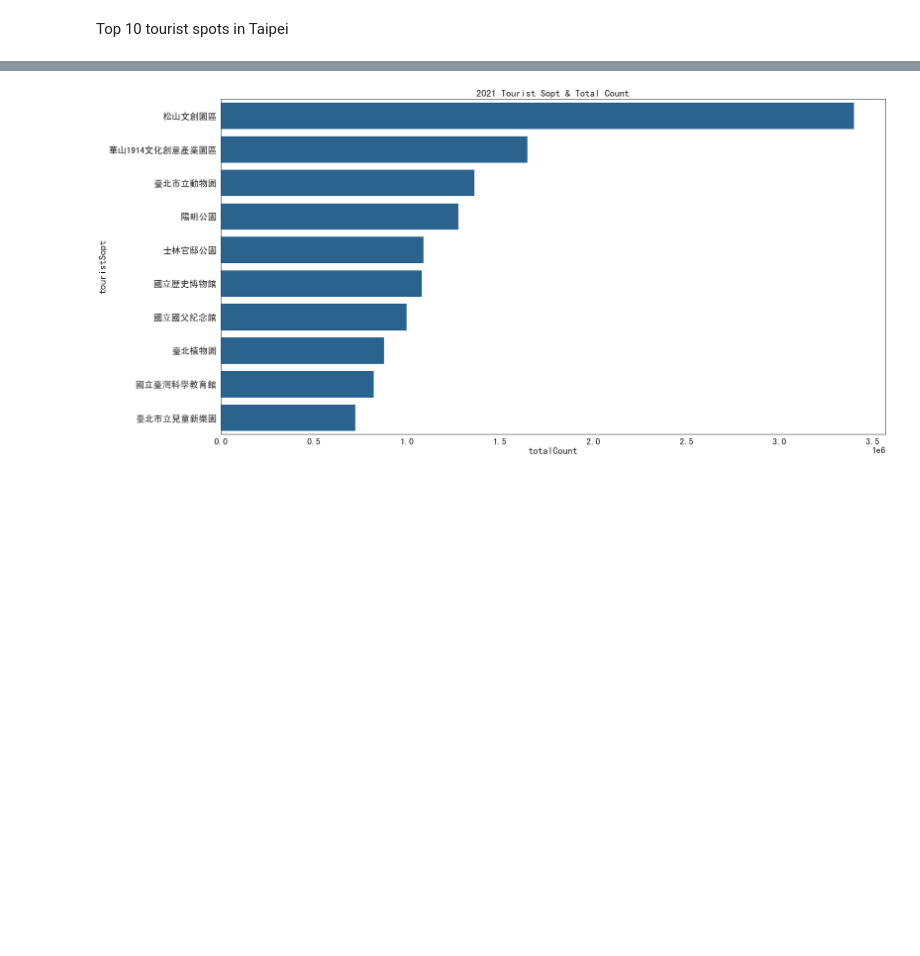
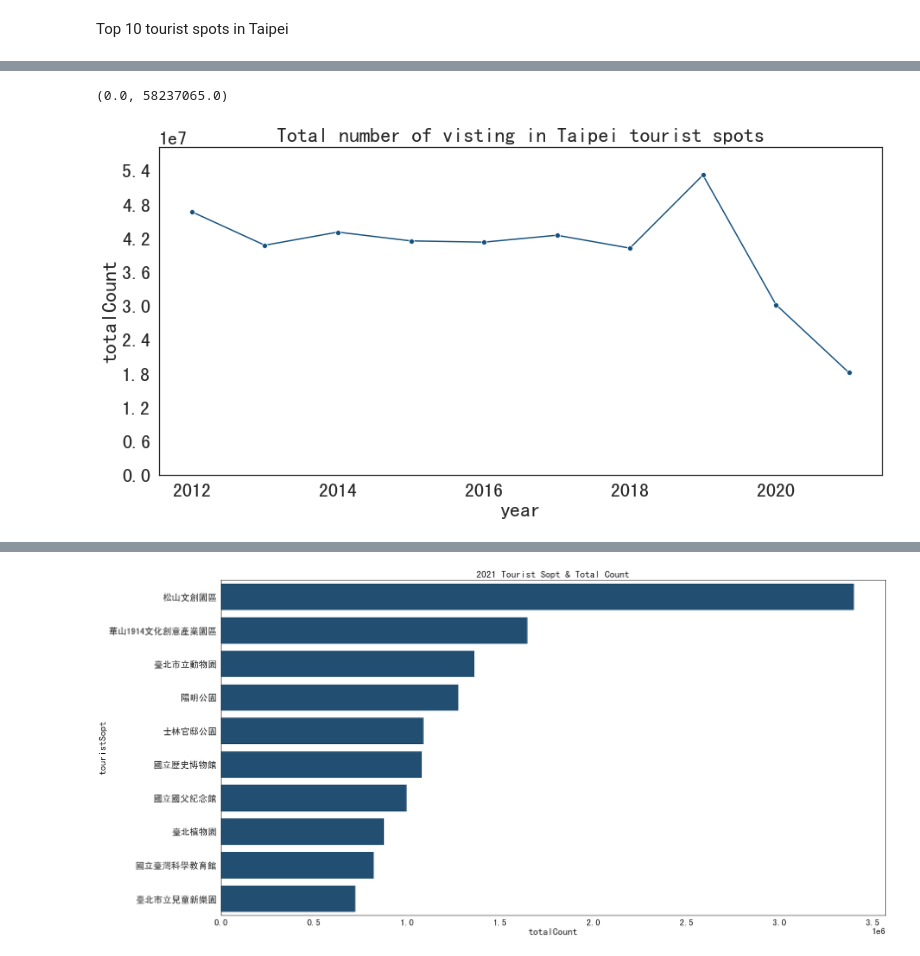
Before and after one commit to Jasmine-fe/DataAnalysis_TaipeiTouristSpot, a Jupyter notebook: TaipeiTouristSpot.ipynb, the cells around one changed output, grey strips where cells are left out. Saved outputs shown, nothing was run; the diff lists cells and outputs as text; code cells hidden in the pictures; blank space fills up the shorter version.

```diff
--- a/TaipeiTouristSpot.ipynb
+++ b/TaipeiTouristSpot.ipynb
@@ -111,3 +112,13 @@ taipeiTouristSpotData_2021.sort_values('totalCount', ascending = False).head(10)
 | 3032 | 2021 | 其他 | - | 臺北植物園 | 臺北市 | 142986.0 | 132955.0 | 177340.0 | 171243.0 | 74947.0 | 0.0 | ... |
 | 2911 | 2021 | 博物館 | - | 國立臺灣科學教育館 | 臺北市 | 121528.0 | 171623.0 | 104862.0 | 113748.0 | 65807.0 | 22520.0 | ... |
 | 3031 | 2021 | 其他 | - | 臺北市立兒童新樂園 | 臺北市 | 113812.0 | 157701.0 | 104157.0 | 156444.0 | 39592.0 | 0.0 | ... |
+# %%
+taipeiTouristTotalCount = taipeiTouristSpotData.groupby(['year'], as_index=False).agg(totalCount=("totalCount", "sum"))
+fig, (ax1) = plt.subplots(1, 1, figsize=(15, 7))
+sns.lineplot(data = taipeiTouristTotalCount, x = "year", y = "totalCount", marker='o', color = primaryColor).set_title("Total number of visting in Taipei tourist spots")
+ax1.yaxis.set_major_locator(MaxNLocator(integer=True))
+ax1.set_ylim(0, max(taipeiTouristTotalCount["totalCount"])+0.5e7)
+# plt.savefig(f"./output/totalVisitingCount_Year.png", dpi=1200, facecolor=fig.get_facecolor())
+# %% [output]
+(0.0, 58237065.0)
+[figure, added]
```
Also changed, not shown: parts of 5 cells of this notebook.
